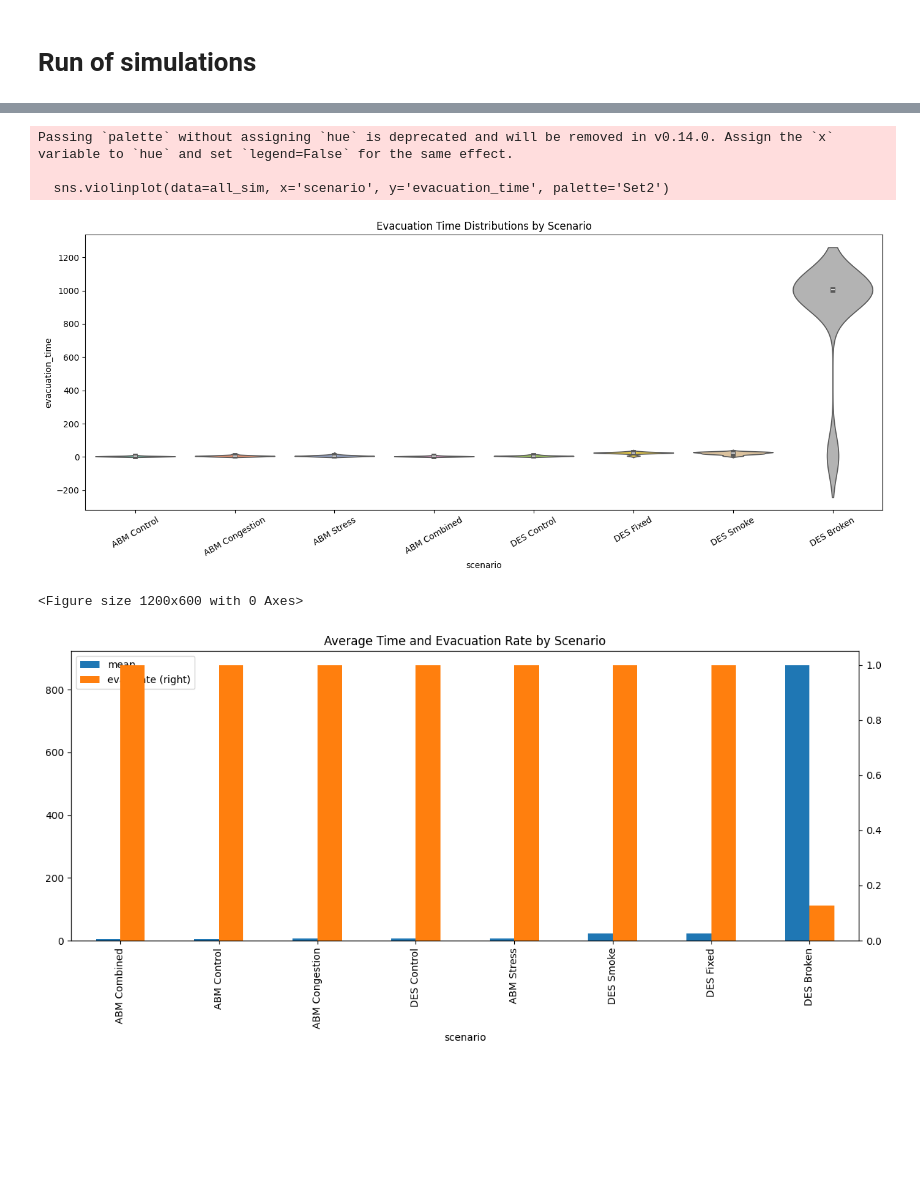
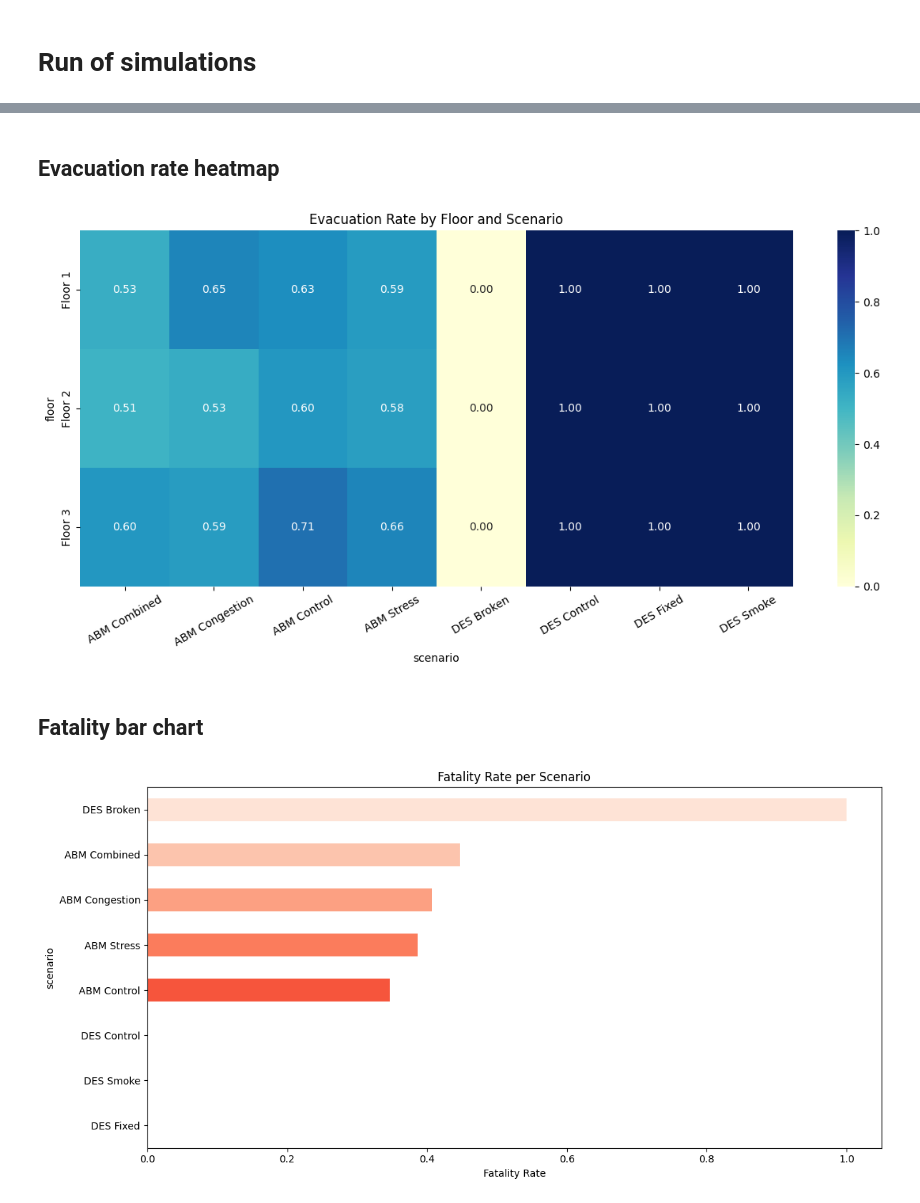
Before and after one commit to chigvintseva/UniProject-AST, a Jupyter notebook: ast_main.ipynb, the cells around one changed output, grey strips where cells are left out. Saved outputs shown, nothing was run; the diff lists cells and outputs as text; code cells hidden in the pictures; blank space fills up the shorter version.

```diff
--- a/ast_main.ipynb
+++ b/ast_main.ipynb
@@ -200,0 +199,5 @@ for floor in sorted(df['floor'].unique()):
+# %%
+def make_decision(smoke, panic, sensitivity):
+    stress_score = 0.6 * smoke + 0.2 * panic + 0.2 * sensitivity
+    irrationality = np.random.rand()
+    return irrationality > (stress_score * 0.6)
@@ -201,3 +211,15 @@ for floor in sorted(df['floor'].unique()):
+# %%
+from collections import Counter
+
+# Count how many people are targeting each stair location
+crowd_map = Counter()
+for _, p in df.iterrows():
+    floor = p['floor']
+    x, y = p['location_x'], p['location_y']
+    if floor != 'Floor 1':
+        stairs = stair_coords[floor]
+        target_stair = min(stairs, key=lambda c: np.linalg.norm([x - c[0], y - c[1]]))
+        crowd_map[tuple(target_stair)] += 1
 # %%
 def simulate_abm(df, scenario='control'):
     results = []
@@ -291,0 +346,8 @@ visualize
+# %%
+kpi = all_sim.groupby(['scenario', 'floor']).agg(
+    avg_time=('evacuation_time', 'mean'),
+    total_people=('person_id', 'count'),
+    fatalities=('fatal', 'sum'),
+    evacuated=('evacuated', 'sum')
+)
+kpi['evac_rate'] = kpi['evacuated'] / kpi['total_people']
@@ -292,24 +383,24 @@ visualize
+# %% [markdown]
+## Evacuation rate heatmap
 # %%
-plt.figure(figsize=(14, 6))
-sns.violinplot(data=all_sim, x='scenario', y='evacuation_time', palette='Set2')
+plt.figure(figsize=(12, 6))
+kpi_floor = kpi.reset_index().pivot(index='floor', columns='scenario', values='evac_rate')
+sns.heatmap(kpi_floor, annot=True, cmap='YlGnBu', fmt=".2f")
 plt.xticks(rotation=30)
-plt.title("Evacuation Time Distributions by Scenario")
+plt.title("Evacuation Rate by Floor and Scenario")
 plt.tight_layout()
 plt.show()
 # %% [output]
-Passing `palette` without assigning `hue` is deprecated and will be removed in v0.14.0. Assign the `x` variable to `hue` and set `legend=False` for the same effect.
-
-  sns.violinplot(data=all_sim, x='scenario', y='evacuation_time', palette='Set2')
-[figure, old version]
+[figure, new version]
+# %% [markdown]
+## Fatality bar chart
 # %%
 plt.figure(figsize=(12, 6))
-kpi_summary = all_sim.groupby('scenario')['evacuation_time'].agg(['mean', 'median', 'std']).sort_values('mean')
-kpi_summary['evac_rate'] = all_sim.groupby('scenario')['evacuated'].mean()
-kpi_summary['fatality_rate'] = 1 - kpi_summary['evac_rate']
-kpi_summary[['mean', 'evac_rate']].plot(kind='bar', secondary_y='evac_rate', figsize=(12, 6))
-plt.title("Average Time and Evacuation Rate by Scenario")
+kpi_fatal = all_sim.groupby('scenario')['fatal'].mean().sort_values()
+kpi_fatal.plot(kind='barh', color=sns.color_palette('Reds_r', len(kpi_fatal)))
+plt.title("Fatality Rate per Scenario")
+plt.xlabel("Fatality Rate")
 plt.tight_layout()
 plt.show()
 # %% [output]
-<Figure size 1200x600 with 0 Axes>
-[figure, old version]
+[figure, new version]
```
Also changed, not shown: parts of 28 cells of this notebook.
